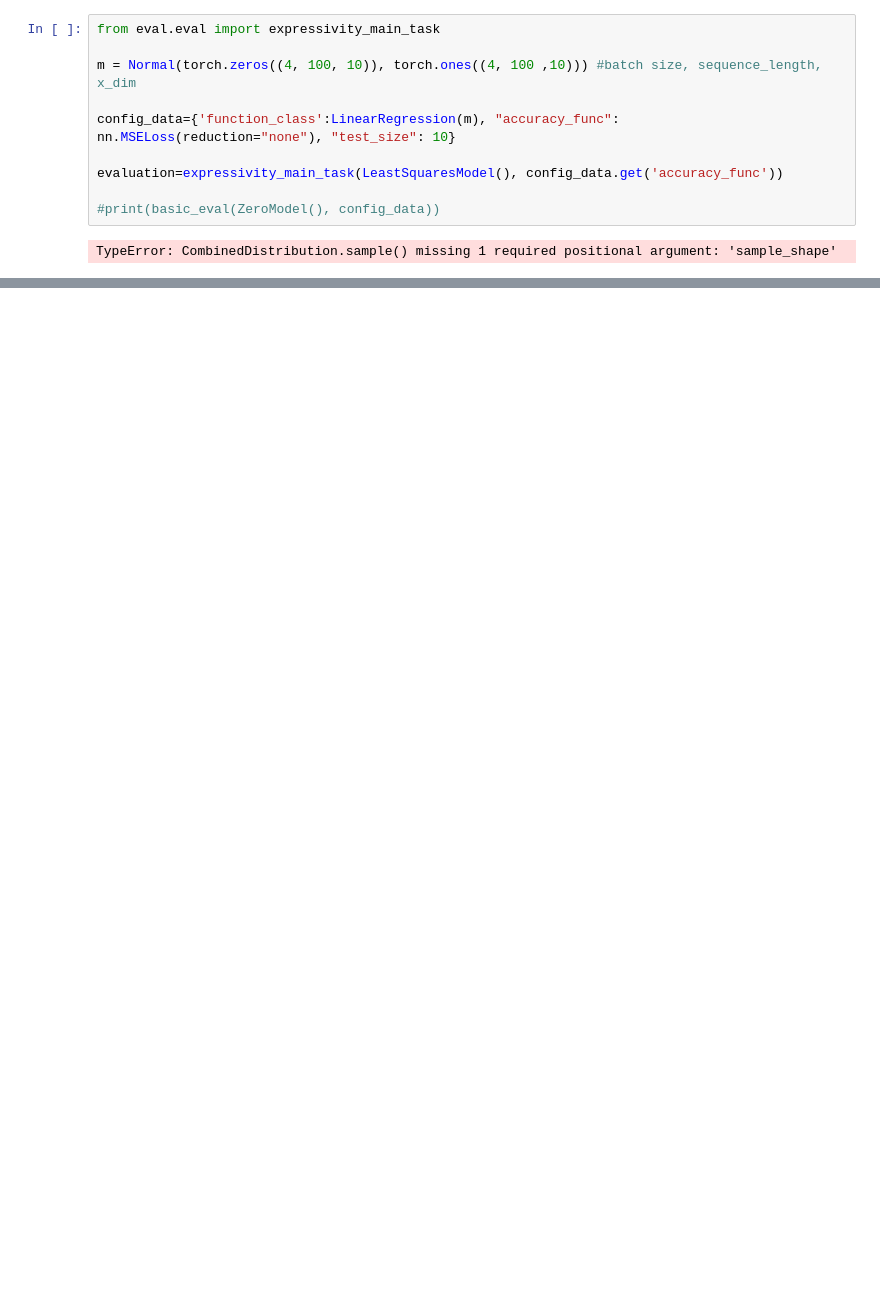
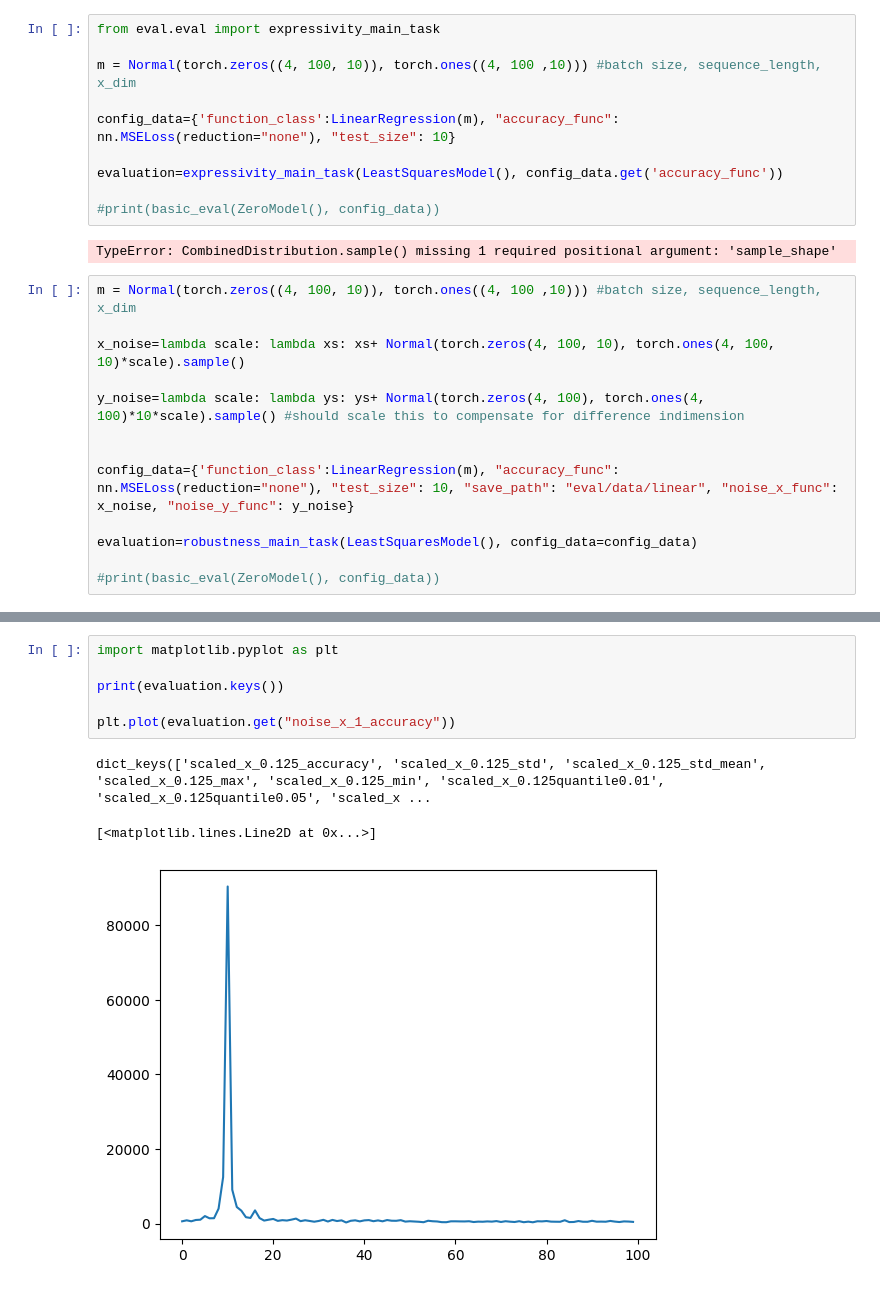
Before and after one commit to DerrickhSun/in-context, a Jupyter notebook: src/eval_test.ipynb, the cells around one changed output, grey strips where cells are left out. Cells and saved outputs as stored; diff of their text form; blank space fills up the shorter version.

```diff
--- a/src/eval_test.ipynb
+++ b/src/eval_test.ipynb
@@ -75,3 +77,16 @@ evaluation=expressivity_main_task(LeastSquaresModel(), config_data.get('accuracy
 #print(basic_eval(ZeroModel(), config_data))
 # %% [output]
 TypeError: CombinedDistribution.sample() missing 1 required positional argument: 'sample_shape'
+# %%
+m = Normal(torch.zeros((4, 100, 10)), torch.ones((4, 100 ,10))) #batch size, sequence_length, x_dim
+
+x_noise=lambda scale: lambda xs: xs+ Normal(torch.zeros(4, 100, 10), torch.ones(4, 100, 10)*scale).sample()
+
+y_noise=lambda scale: lambda ys: ys+ Normal(torch.zeros(4, 100), torch.ones(4, 100)*10*scale).sample() #should scale this to compensate for difference indimension
+
+
+config_data={'function_class':LinearRegression(m), "accuracy_func": nn.MSELoss(reduction="none"), "test_size": 10, "save_path": "eval/data/linear", "noise_x_func": x_noise, "noise_y_func": y_noise}
+
+evaluation=robustness_main_task(LeastSquaresModel(), config_data=config_data)
+
+#print(basic_eval(ZeroModel(), config_data))
@@ -77,0 +111,10 @@ TypeError: CombinedDistribution.sample() missing 1 required positional argument:
+# %%
+import matplotlib.pyplot as plt
+
+print(evaluation.keys())
+
+plt.plot(evaluation.get("noise_x_1_accuracy"))
+# %% [output]
+dict_keys(['scaled_x_0.125_accuracy', 'scaled_x_0.125_std', 'scaled_x_0.125_std_mean', 'scaled_x_0.125_max', 'scaled_x_0.125_min', 'scaled_x_0.125quantile0.01', 'scaled_x_0.125quantile0.05', 'scaled_x ...
+[<matplotlib.lines.Line2D at 0x...>]
+[figure, added]
```
Also changed, not shown: parts of 4 cells of this notebook, 3 other files.
